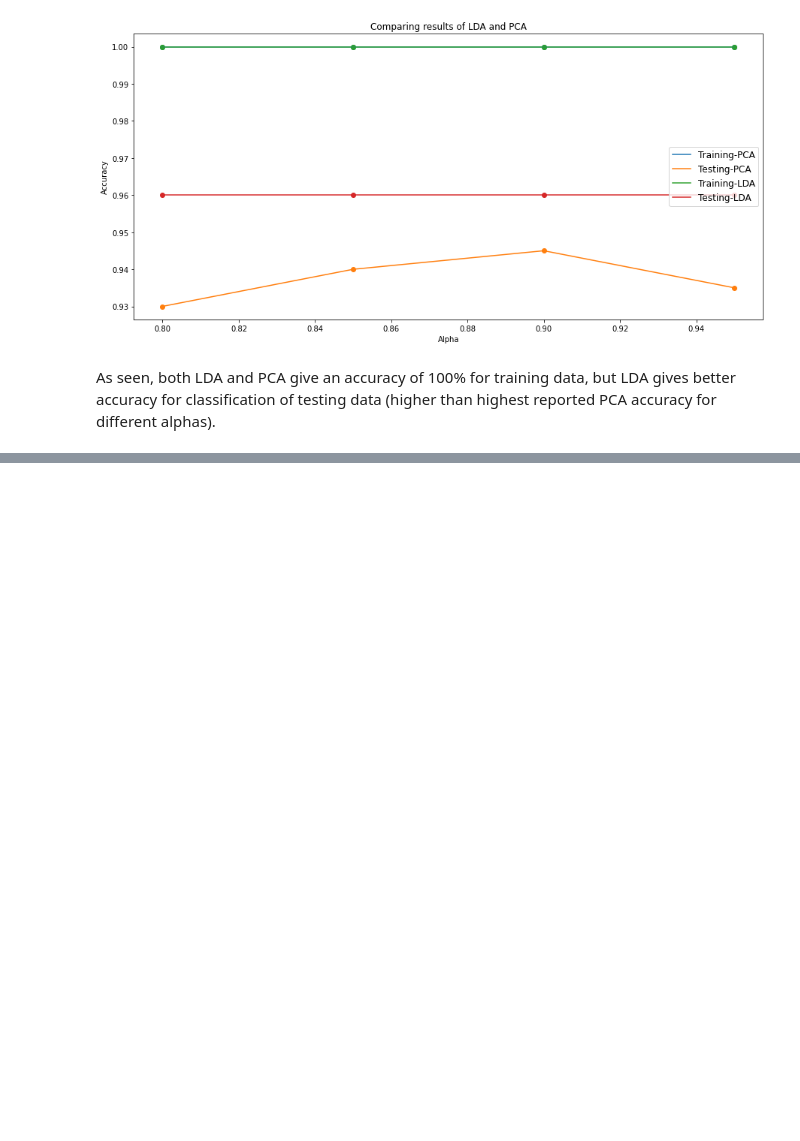
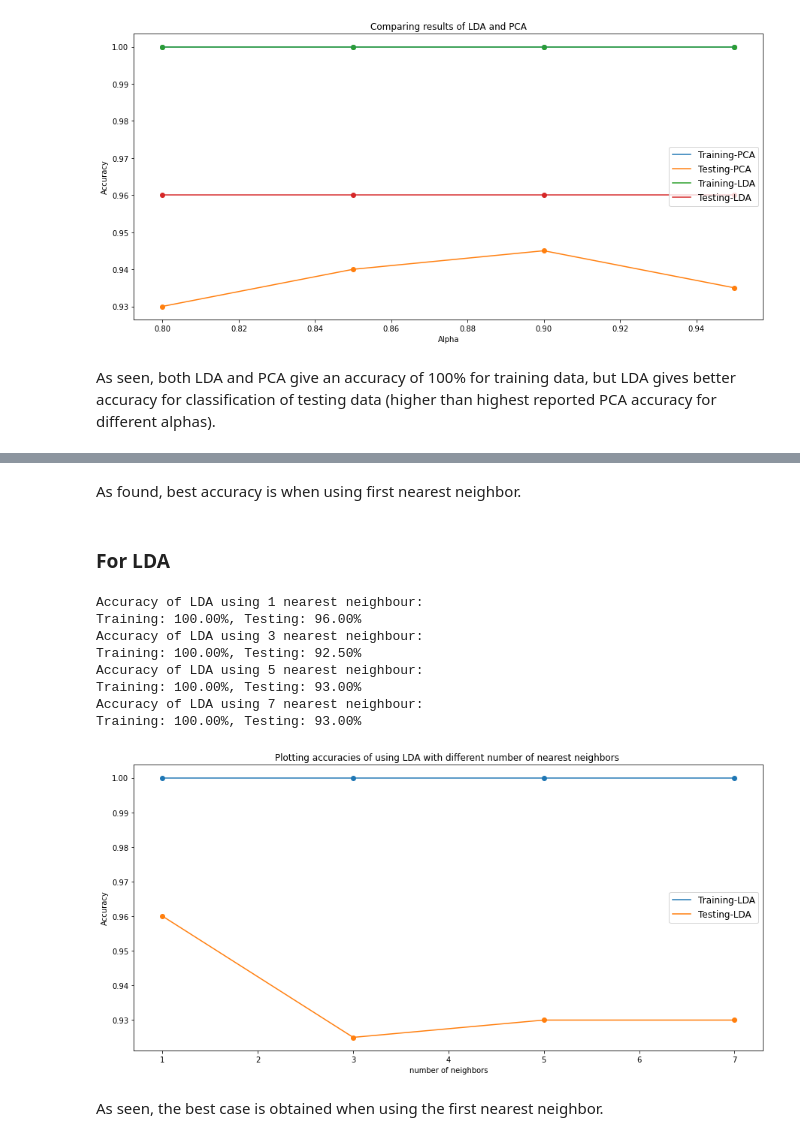
Before and after one commit to sherifmost/face-recognition, a Jupyter notebook: Face_Recognition.ipynb, the cells around one changed output, grey strips where cells are left out. Drawn from its saved outputs; the diff is of its cells as text; code cells hidden in the pictures; blank space fills up the shorter version.

```diff
--- a/Face_Recognition.ipynb
+++ b/Face_Recognition.ipynb
@@ -342,0 +399,38 @@ As seen, both LDA and PCA give an accuracy of 100% for training data, but LDA gi
+# %% [markdown]
+As found, best accuracy is when using first nearest neighbor.
+# %% [markdown]
+### For LDA
+# %%
+# script to get the KNN accuracy for LDA using different NN
+acc_train_tot = [];
+acc_test_tot = [];
+for curr_n in n_neigh:
+  acc_train_lda,acc_test_lda = classify_KNN(D_train_reduced_lda,Y_train,D_test_reduced_lda,Y_test,curr_n);
+  acc_train_tot.append(acc_train_lda);
+  acc_test_tot.append(acc_test_lda)
+  print('Accuracy of LDA using %d nearest neighbour:'%(curr_n));
+  print('Training: %.2f%%, Testing: %.2f%%' % (acc_train_lda*100,acc_test_lda*100));
+# plotting the training and testing accuracies for LDA with different NN values
+plt.figure(figsize=(15,7));
+plt.plot(n_neigh, acc_train_tot, label = 'Training-LDA');
+plt.plot(n_neigh, acc_test_tot, label = 'Testing-LDA');
+plt.scatter(n_neigh, acc_train_tot);
+plt.scatter(n_neigh, acc_test_tot);
+plt.legend(loc='center right',fontsize='large');
+plt.xlabel('number of neighbors');
+plt.ylabel('Accuracy');
+plt.title('Plotting accuracies of using LDA with different number of nearest neighbors ')
+plt.show();
+plt.close();
+# %% [output]
+Accuracy of LDA using 1 nearest neighbour:
+Training: 100.00%, Testing: 96.00%
+Accuracy of LDA using 3 nearest neighbour:
+Training: 100.00%, Testing: 92.50%
+Accuracy of LDA using 5 nearest neighbour:
+Training: 100.00%, Testing: 93.00%
+Accuracy of LDA using 7 nearest neighbour:
+Training: 100.00%, Testing: 93.00%
+[figure, added]
+# %% [markdown]
+As seen, the best case is obtained when using the first nearest neighbor.
```
Also changed, not shown: parts of 5 cells of this notebook.
